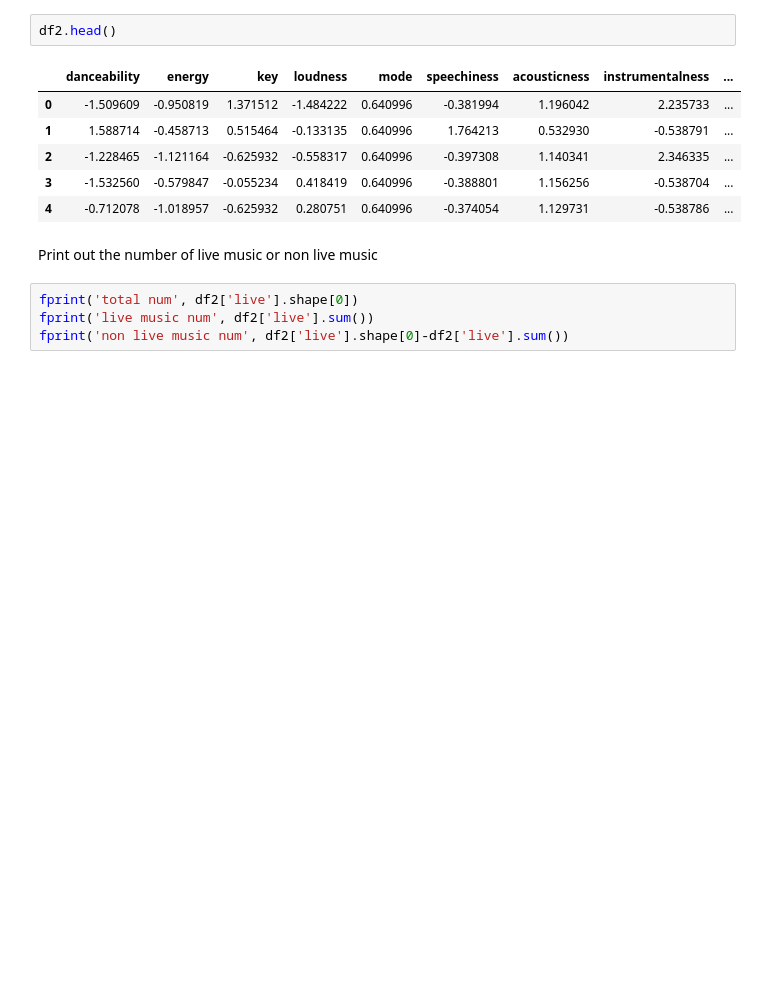
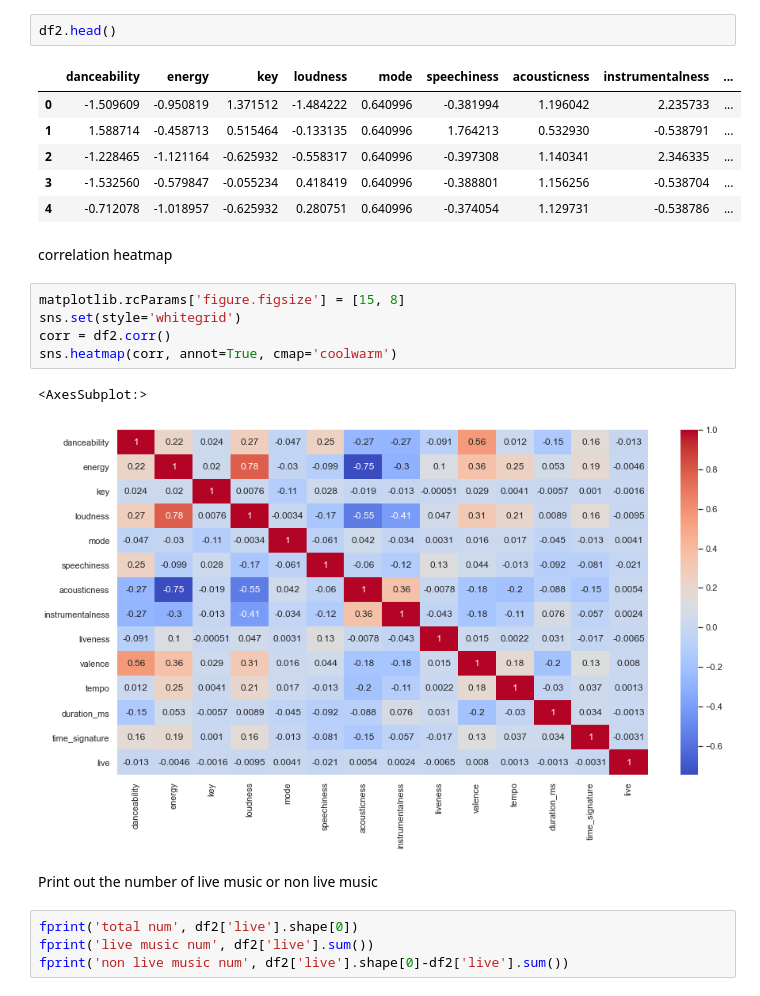
Before and after one commit to ksuchoi216/live_music_detection, a Jupyter notebook: data_preprocessing.ipynb, the cells around one changed output. Cells and saved outputs as stored; diff of their text form; blank space fills up the shorter version.

```diff
--- a/data_preprocessing.ipynb
+++ b/data_preprocessing.ipynb
@@ -124,6 +188,16 @@ df2.head()
 | 2 | -1.228465 | -1.121164 | -0.625932 | -0.558317 | 0.640996 | -0.397308 | 1.140341 | 2.346335 | ... |
 | 3 | -1.532560 | -0.579847 | -0.055234 | 0.418419 | 0.640996 | -0.388801 | 1.156256 | -0.538704 | ... |
 | 4 | -0.712078 | -1.018957 | -0.625932 | 0.280751 | 0.640996 | -0.374054 | 1.129731 | -0.538786 | ... |
+# %% [markdown]
+correlation heatmap
+# %%
+matplotlib.rcParams['figure.figsize'] = [15, 8]
+sns.set(style='whitegrid')
+corr = df2.corr()
+sns.heatmap(corr, annot=True, cmap='coolwarm')
+# %% [output]
+<AxesSubplot:>
+[figure, added]
 # %% [markdown]
 Print out the number of live music or non live music
 # %%
```
Also changed, not shown: parts of 14 cells of this notebook, 13 other files.
